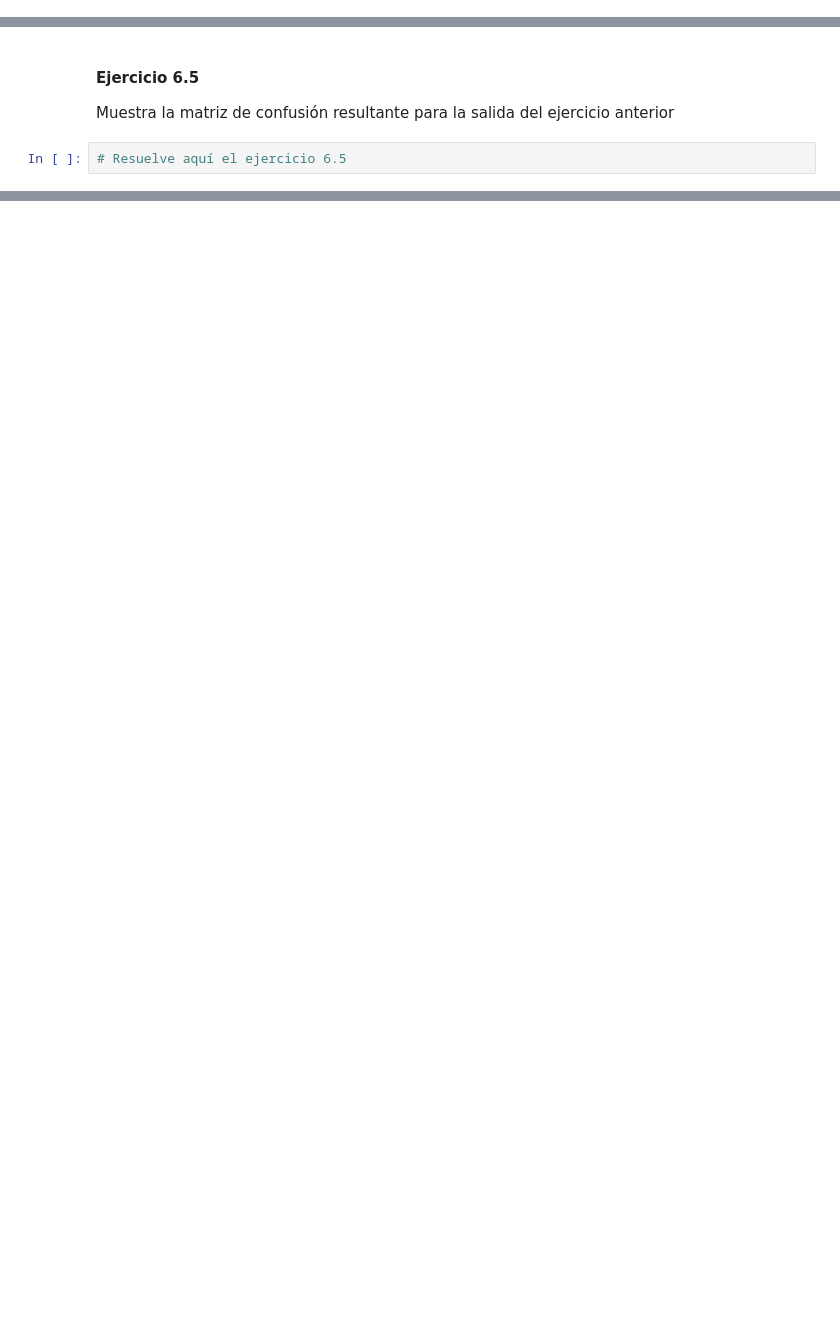
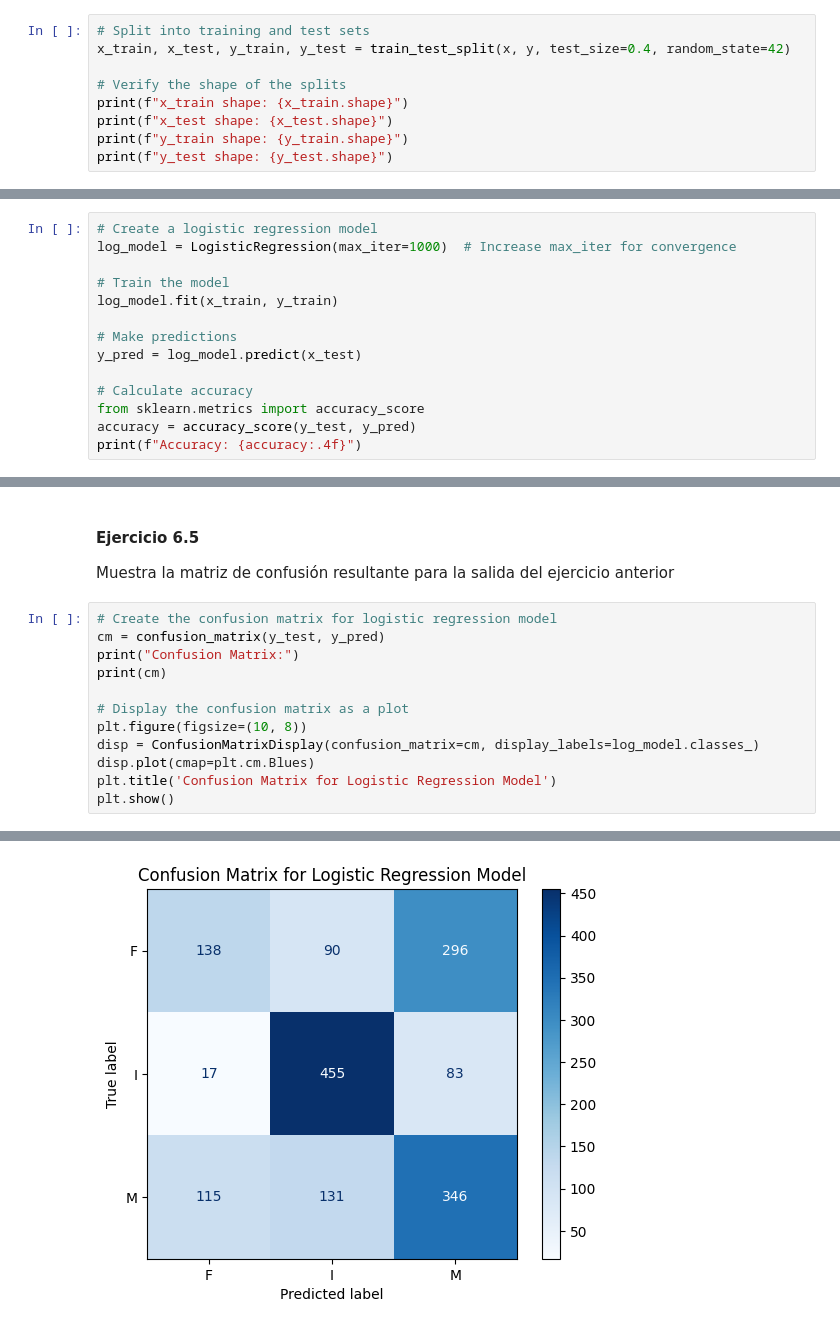
Before and after one commit to diegogerwig/IBM_SkillsBuild_IA, a Jupyter notebook: final_project/DiegoGerwig.ipynb, the cells around one changed output, grey strips where cells are left out. Saved outputs shown, nothing was run; the diff lists cells and outputs as text; blank space fills up the shorter version.

```diff
--- a/final_project/DiegoGerwig.ipynb
+++ b/final_project/DiegoGerwig.ipynb
@@ -205,0 +510,9 @@ Separa el dataset provisto en conjunto de entrenamiento y de test, dando un 40%
+# %%
+# Split into training and test sets
+x_train, x_test, y_train, y_test = train_test_split(x, y, test_size=0.4, random_state=42)
+
+# Verify the shape of the splits
+print(f"x_train shape: {x_train.shape}")
+print(f"x_test shape: {x_test.shape}")
+print(f"y_train shape: {y_train.shape}")
+print(f"y_test shape: {y_test.shape}")
@@ -210,0 +527,14 @@ Crea un modelo de regresión logística y entrenalo con los conjuntos de datos s
+# %%
+# Create a logistic regression model
+log_model = LogisticRegression(max_iter=1000)  # Increase max_iter for convergence
+
+# Train the model
+log_model.fit(x_train, y_train)
+
+# Make predictions
+y_pred = log_model.predict(x_test)
+
+# Calculate accuracy
+from sklearn.metrics import accuracy_score
+accuracy = accuracy_score(y_test, y_pred)
+print(f"Accuracy: {accuracy:.4f}")
@@ -211,5 +543,16 @@ Crea un modelo de regresión logística y entrenalo con los conjuntos de datos s
 # %% [markdown]
 #### Ejercicio 6.5
 Muestra la matriz de confusión resultante para la salida del ejercicio anterior
-# %%
-# Resuelve aquí el ejercicio 6.5
+# %%
+# Create the confusion matrix for logistic regression model
+cm = confusion_matrix(y_test, y_pred)
+print("Confusion Matrix:")
+print(cm)
+
+# Display the confusion matrix as a plot
+plt.figure(figsize=(10, 8))
+disp = ConfusionMatrixDisplay(confusion_matrix=cm, display_labels=log_model.classes_)
+disp.plot(cmap=plt.cm.Blues)
+plt.title('Confusion Matrix for Logistic Regression Model')
+plt.show()
+# %% [output]
@@ -215,0 +564 @@ Muestra la matriz de confusión resultante para la salida del ejercicio anterior
+[figure, added]
```
Also changed, not shown: parts of 41 cells of this notebook, 1 other file.
